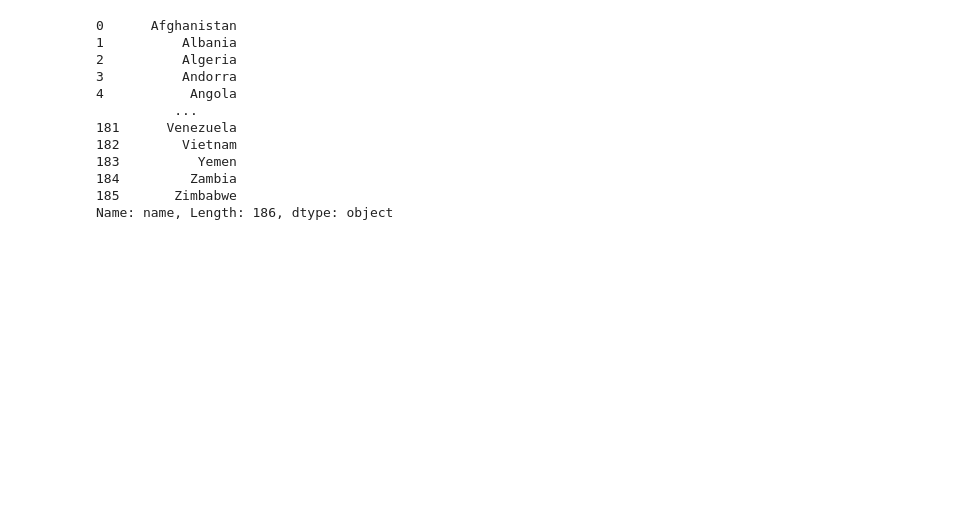
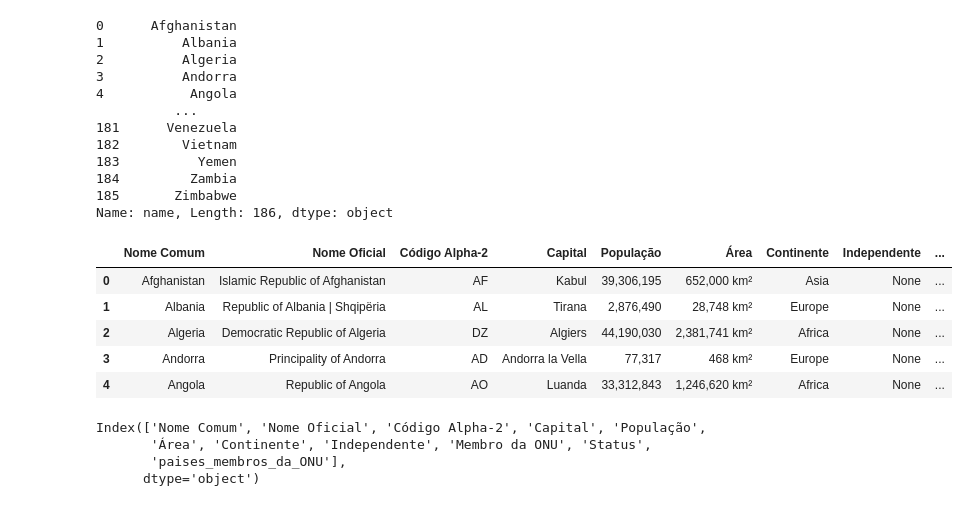
Before and after one commit to Dedecow/Documents, a Jupyter notebook: coder/index.ipynb, the cells around one changed output. Saved outputs shown, nothing was run; the diff lists cells and outputs as text; code cells hidden in the pictures; blank space fills up the shorter version.

```diff
--- a/coder/index.ipynb
+++ b/coder/index.ipynb
@@ -305,0 +325,19 @@ Name: name, Length: 186, dtype: object
+# %%
+nome_nova_coluna = 'paises_membros_da_ONU'
+df_onu[nome_nova_coluna] = coluna_nome
+# %%
+df_onu.head()
+# %% [output]
+|  | Nome Comum | Nome Oficial | Código Alpha-2 | Capital | População | Área | Continente | Independente | ... |
+| 0 | Afghanistan | Islamic Republic of Afghanistan | AF | Kabul | 39,306,195 | 652,000 km² | Asia | None | ... |
+| 1 | Albania | Republic of Albania | Shqipëria | AL | Tirana | 2,876,490 | 28,748 km² | Europe | None | ... |
+| 2 | Algeria | Democratic Republic of Algeria | DZ | Algiers | 44,190,030 | 2,381,741 km² | Africa | None | ... |
+| 3 | Andorra | Principality of Andorra | AD | Andorra la Vella | 77,317 | 468 km² | Europe | None | ... |
+| 4 | Angola | Republic of Angola | AO | Luanda | 33,312,843 | 1,246,620 km² | Africa | None | ... |
+# %%
+df_onu.columns
+# %% [output]
+Index(['Nome Comum', 'Nome Oficial', 'Código Alpha-2', 'Capital', 'População',
+       'Área', 'Continente', 'Independente', 'Membro da ONU', 'Status',
+       'paises_membros_da_ONU'],
+      dtype='object')
```
Also changed, not shown: parts of 9 cells of this notebook.
